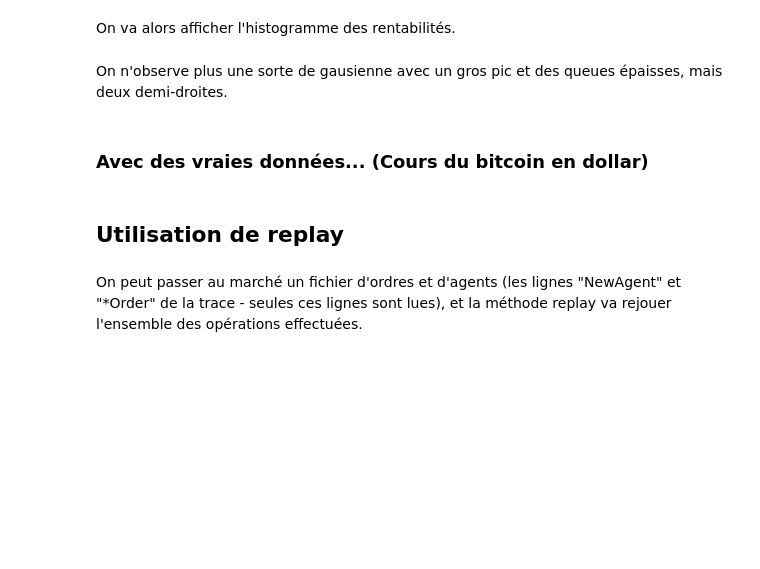
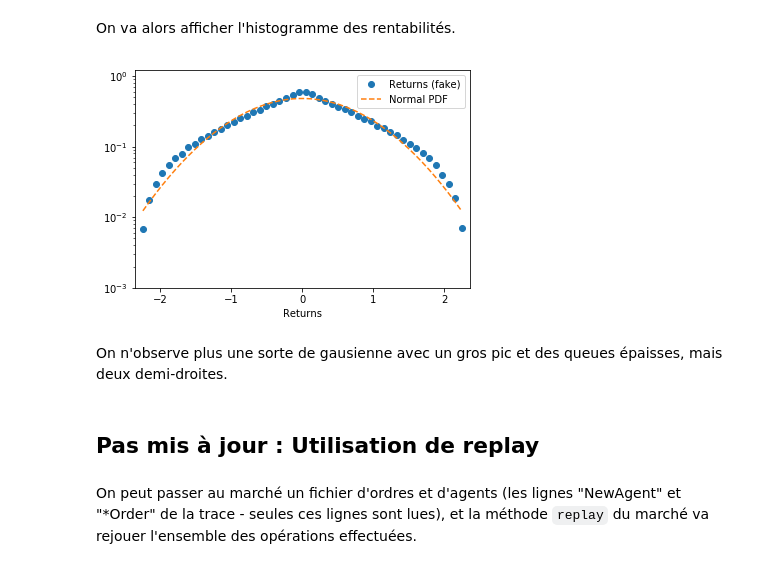
Before and after one commit to cristal-smac/atomPython, a Jupyter notebook: Atom.ipynb, the cells around one changed output. Cells and saved outputs as stored; diff of their text form; code cells hidden in the pictures; blank space fills up the shorter version.

```diff
--- a/Atom.ipynb
+++ b/Atom.ipynb
@@ -308,15 +297,16 @@ On va alors afficher l'histogramme des rentabilités.
 # %%
 R, D, N = process_returns_hist('fake_trace.dat', 'Apple', 50)
 # process_returns_hist prend un fichier, un asset et un nombre de points, et retourne un triplet (R, D, N) avec
 # R les rentabilités (définies comme la différence logarithmique), D leur densité
 # et N leur densité si la distribution de ces rentabilités suivait une loi normale de même espérance et écart-type.
-plt.semilogy(R, D, 'o', label='Fake returns')
+plt.semilogy(R, D, 'o', label='Returns (fake)')
 plt.semilogy(R, N, '--', label='Normal PDF')
 plt.xlabel('Returns')
 plt.legend(loc='best')
-plt.axis([min(R)*1.04, max(R)*1.04, 4*10**-3, max(D)*1.1])
+r = np.max(np.abs(R))*1.05
+plt.axis([-r, r, 10**-3, max(D)*2])
 plt.show()
+# %% [output]
+[figure, added]
 # %% [markdown]
 On n'observe plus une sorte de gausienne avec un gros pic et des queues épaisses, mais deux demi-droites.
-# %% [markdown]
-### Avec des vraies données... (Cours du bitcoin en dollar)
@@ -332,5 +313,5 @@ plt.show()
 # %% [markdown]
-## Utilisation de replay
+## Pas mis à jour : Utilisation de replay
 # %% [markdown]
-On peut passer au marché un fichier d'ordres et d'agents (les lignes "NewAgent" et "*Order" de la trace - seules ces lignes sont lues), et la méthode replay va rejouer l'ensemble des opérations effectuées.
+On peut passer au marché un fichier d'ordres et d'agents (les lignes "NewAgent" et "*Order" de la trace - seules ces lignes sont lues), et la méthode `replay` du marché va rejouer l'ensemble des opérations effectuées.
 # %%
```
Also changed, not shown: parts of 23 cells of this notebook, 5 other files.
